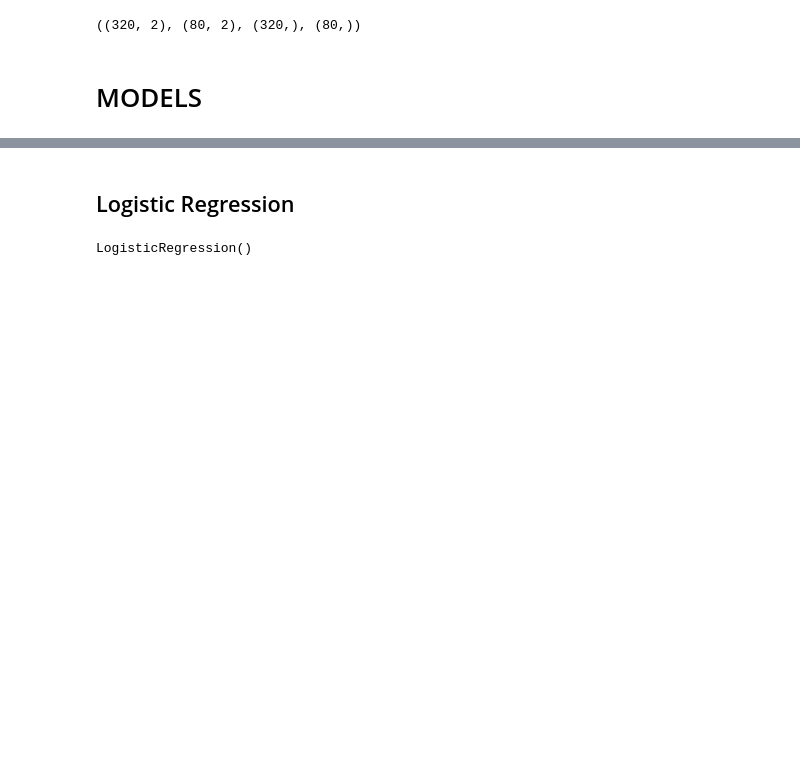
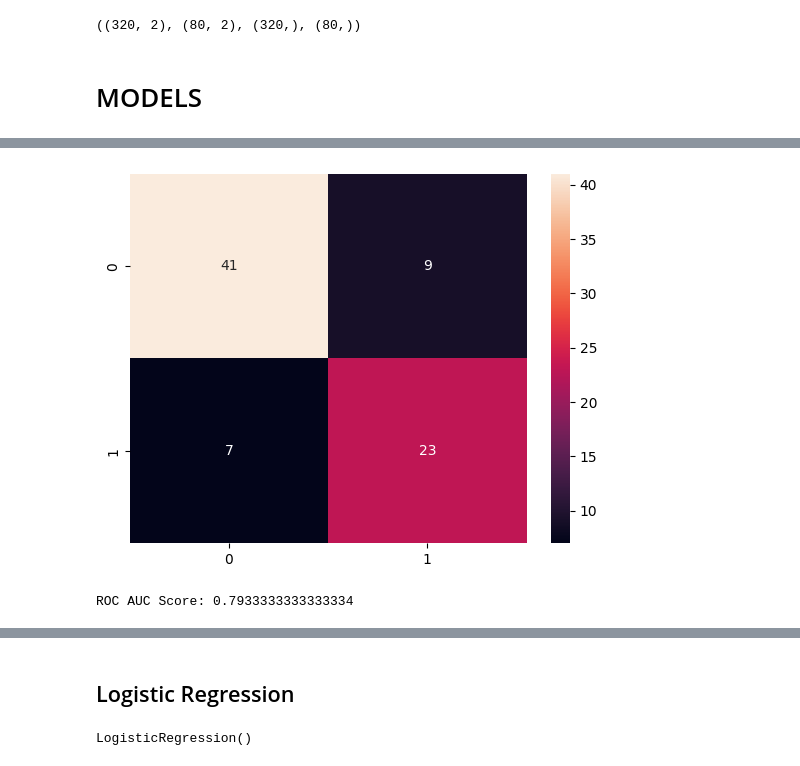
Before and after one commit to DeepraMazumder/Social-Network-Ads-Prediction-Analysis, a Jupyter notebook: Notebook/SocialNetworkAdvertisements.ipynb, the cells around one changed output, grey strips where cells are left out. Saved outputs shown, nothing was run; the diff lists cells and outputs as text; code cells hidden in the pictures; blank space fills up the shorter version.

```diff
--- a/Notebook/SocialNetworkAdvertisements.ipynb
+++ b/Notebook/SocialNetworkAdvertisements.ipynb
@@ -77,0 +86,13 @@ X_train.shape, X_test.shape, y_train.shape, y_test.shape
+# %%
+# Gradient Descent
+def batch_gradient_descent(X, y, epochs=100, lr=0.001):
+    m, n = X.shape
+    theta = np.zeros(n)
+    for epoch in range(epochs):
+        z = np.dot(X, theta)
+        h = sigmoid(z)
+        gradient = np.dot(X.T, (h-y))//m
+        theta -= lr*gradient
+        loss = -np.mean(y*np.log(h) + (1-y)*np.log(1-h))
+        print(f"Loss afer epoch {epoch+1}: {loss}")
+    return theta
@@ -77,0 +147,16 @@ X_train.shape, X_test.shape, y_train.shape, y_test.shape
+# %%
+# Confusion Matrix
+cm = confusion_matrix(y_test, y_pred_batch)
+sns.heatmap(cm,annot=True)
+plt.show()
+# %% [output]
+[figure, added]
+# %%
+# Get FPR, TPR, Threshold
+fpr, tpr, thresh = roc_curve(y_test, y_pred_batch)
+
+# AUC Score
+auc = roc_auc_score(y_test, y_pred_batch)
+print(f"ROC AUC Score: {auc}")
+# %% [output]
+ROC AUC Score: 0.7933333333333334
```
Also changed, not shown: parts of 70 cells of this notebook, 5 other files.
